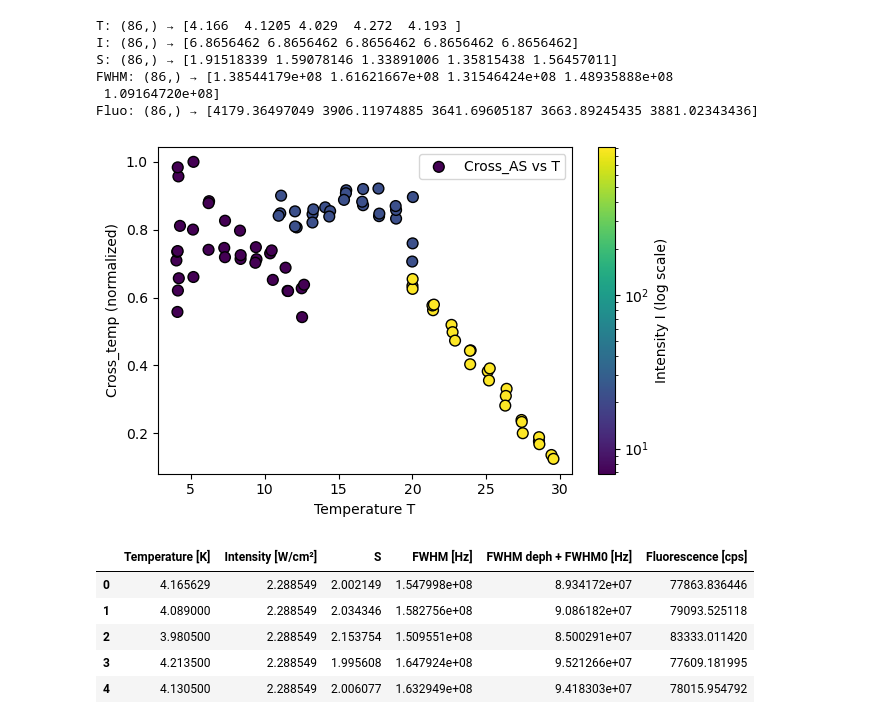
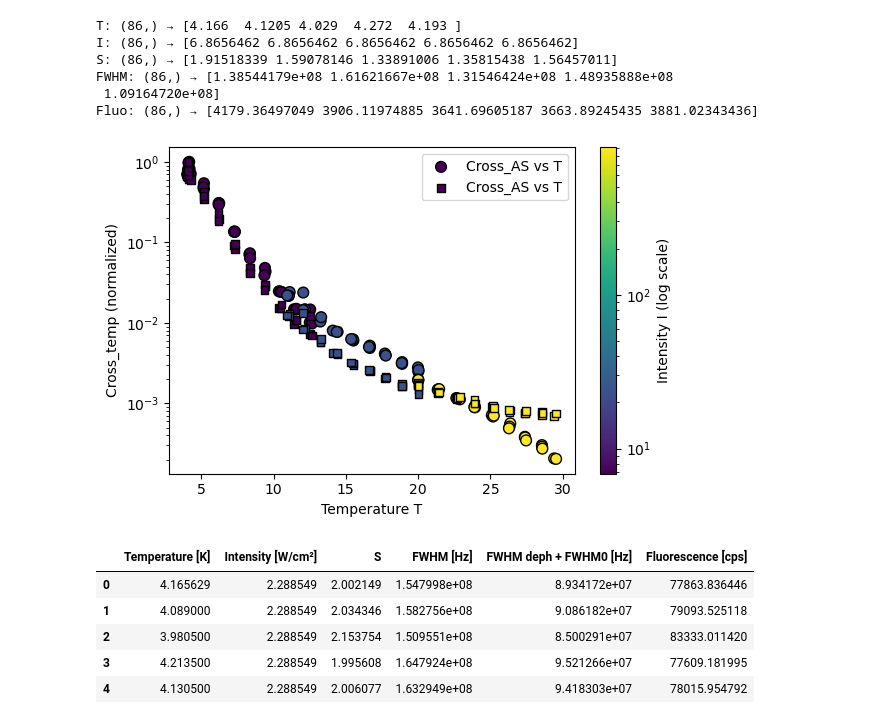
Before and after one commit to Daniele-PyBECTN/molecular_quantum_optics, a Jupyter notebook: Anomalous_saturation/dana_analysis/power_scans.ipynb, the cells around one changed output. Saved outputs shown, nothing was run; the diff lists cells and outputs as text; code cells hidden in the pictures.

```diff
--- a/Anomalous_saturation/dana_analysis/power_scans.ipynb
+++ b/Anomalous_saturation/dana_analysis/power_scans.ipynb
@@ -212,38 +215,53 @@ import matplotlib.pyplot as plt
 from matplotlib.colors import LogNorm
 
 # Compute Cross_AS
-Cross_temp1 = S_temp1 * FWHM_temp1/(1+S_temp1)**.5/I_temp1
+#Cross_temp1 = S_temp1 * FWHM_temp1/(1+S_temp1)**.5/I_temp1
+Cross_temp1 = S_temp1/I_temp1
 Cross_temp1 = Cross_temp1 / np.amax(Cross_temp1)
+
 
 # Avoid zero or negative values for log normalization
 I_postemp1 = np.clip(I_temp1, np.min(I_temp1[I_temp1 > 0]), None)
 
 plt.figure(figsize=(6, 4))
 
 # Scatter plot with log-scale color normalization
 sctemp1 = plt.scatter(
     T_temp1, Cross_temp1,
     c=I_postemp1,
     cmap='viridis',
     norm=LogNorm(vmin=np.min(I_postemp1), vmax=np.max(I_postemp1)),
     s=60,
     edgecolor='k',
     label="Cross_AS vs T"
 )
 
+GGT1 = 1/(FWHM_temp1/(1+S_temp1))
+GGT1 = GGT1/np.amax(GGT1)
+sctemp2 = plt.scatter(
+    T_temp1, GGT1,
+    c=I_postemp1,
+    cmap='viridis',
+    norm=LogNorm(vmin=np.min(I_postemp1), vmax=np.max(I_postemp1)),
+    s=30,
+    edgecolor='k',
+    marker='s',
+    label="Cross_AS vs T"
+)
+
 # Add colorbar
 cbar = plt.colorbar(sctemp1)
 cbar.set_label("Intensity I (log scale)")
 
 plt.xlabel("Temperature T")
 plt.ylabel("Cross_temp (normalized)")
-#plt.yscale('log')
+plt.yscale('log')
 #plt.ylim(0,0.3)
 plt.legend()
 plt.tight_layout()
 plt.show()
 # %% [output]
-[figure, old version]
+[figure, new version]
 # %%
 # %%
 # Jupyter Notebook cell 2 — Load the CSV file
```
Also changed, not shown: parts of 3 cells of this notebook.
